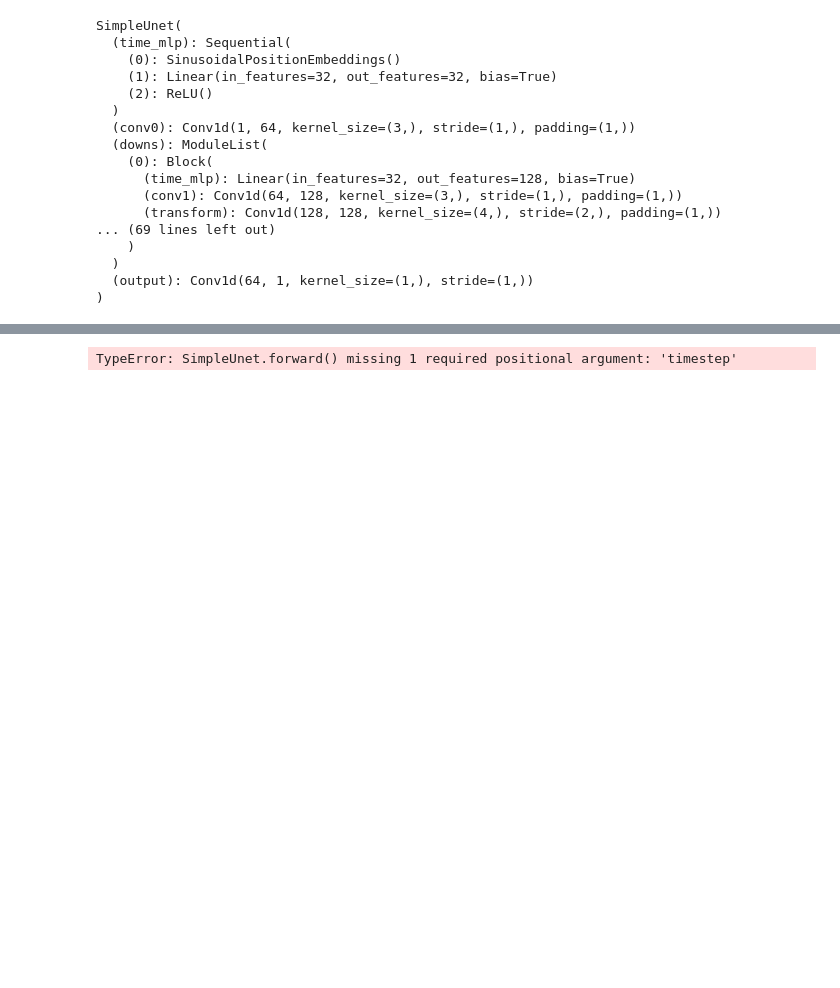
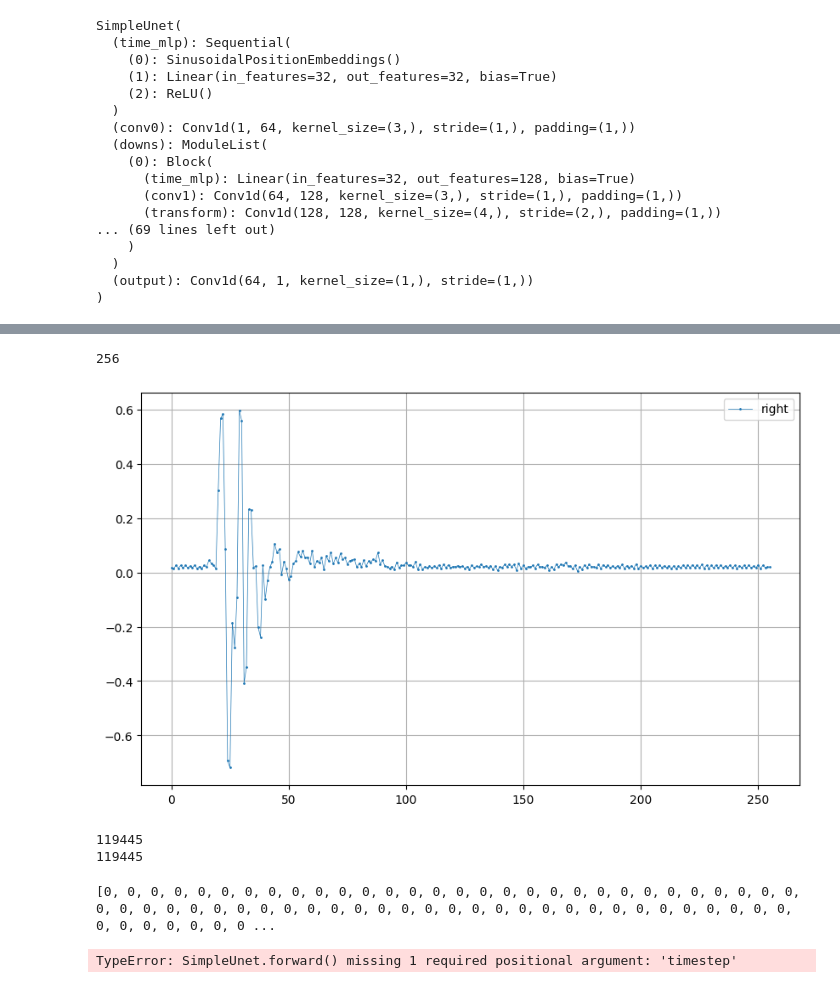
Before and after one commit to juancaudio20/ddpm, a Jupyter notebook: audio_diffusion.ipynb, the cells around one changed output, grey strips where cells are left out. Cells and saved outputs as stored; diff of their text form; code cells hidden in the pictures; blank space fills up the shorter version.

```diff
--- a/audio_diffusion.ipynb
+++ b/audio_diffusion.ipynb
@@ -401,3 +406,35 @@ Training complete. Saved checkpoints.
+# %%
+import soundfile as sf
+generated_hrir, sr = sf.read('generated_hrir.wav')
+print(len(generated_hrir))
+plt.figure(figsize=(10,6))
+plt.plot(generated_hrir, label="right", linewidth=0.5,  marker='o', markersize=1)
+plt.grid()
+plt.legend()
+plt.show()
+#show_waveforms(generated_hrir,num_samples=1,cols=1)
+# %% [output]
+256
+[figure, added]
+# %%
+import scipy.signal
+import IPython
+test_signal, sr = sf.read('test_signal.wav')
+binaural_right = scipy.signal.fftconvolve(test_signal,generated_hrir)
+binaural_left = scipy.signal.fftconvolve(test_signal,np.zeros(256))
+print(len(binaural_right))
+print(len(binaural_left))
+binaural = np.asarray([binaural_left,binaural_right]).swapaxes(-1,0)
+sf.write('processed_audio.wav',binaural,44100)
+#IPython.display.Audio(binaural,rate=44100)
+# %% [output]
+119445
+119445
+# %%
+binaural_left = [0]*256
+print(binaural_left)
+# %% [output]
+[0, 0, 0, 0, 0, 0, 0, 0, 0, 0, 0, 0, 0, 0, 0, 0, 0, 0, 0, 0, 0, 0, 0, 0, 0, 0, 0, 0, 0, 0, 0, 0, 0, 0, 0, 0, 0, 0, 0, 0, 0, 0, 0, 0, 0, 0, 0, 0, 0, 0, 0, 0, 0, 0, 0, 0, 0, 0, 0, 0, 0, 0, 0, 0, 0, 0, 0 ...
 # %%
 while epoch < 100:
         avg_loss = 0
```
Also changed, not shown: parts of 5 cells of this notebook.
